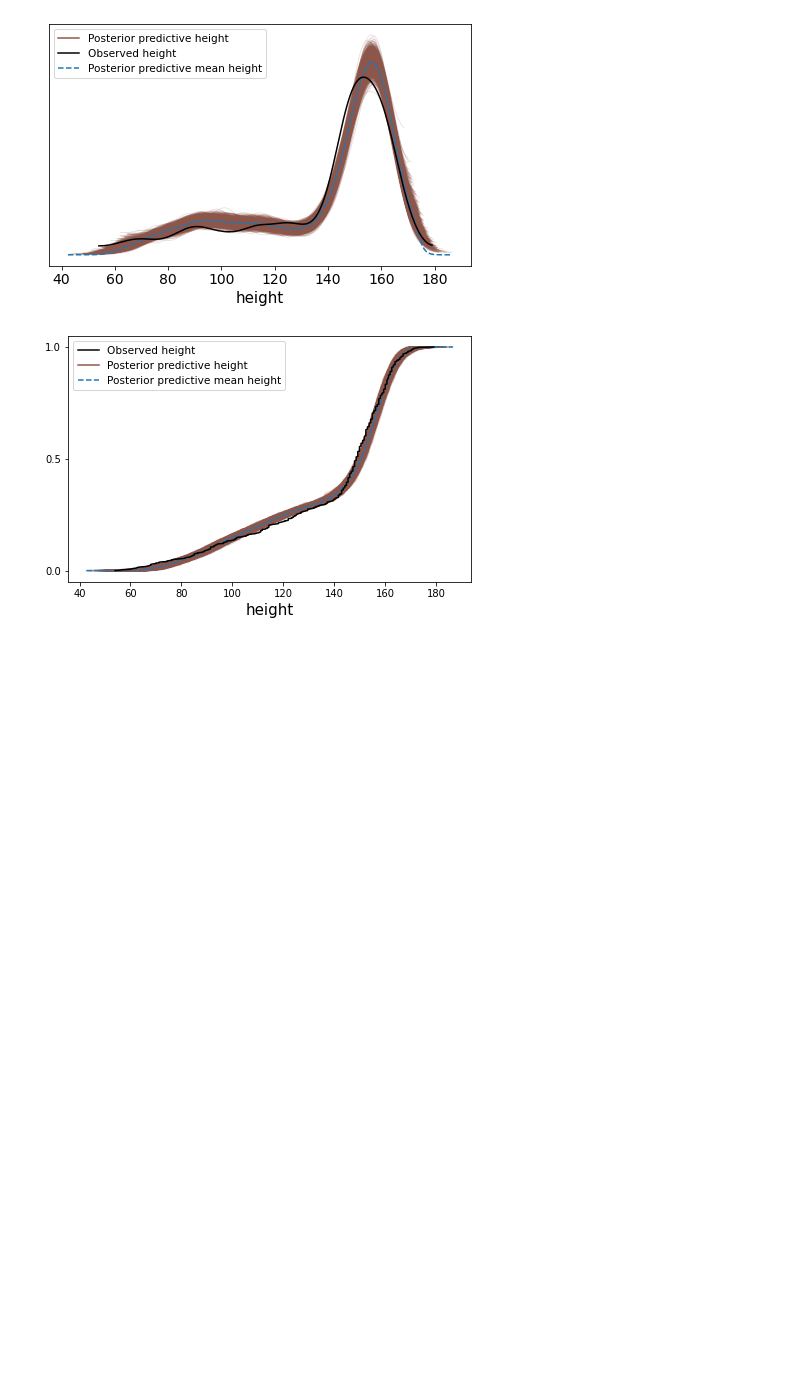
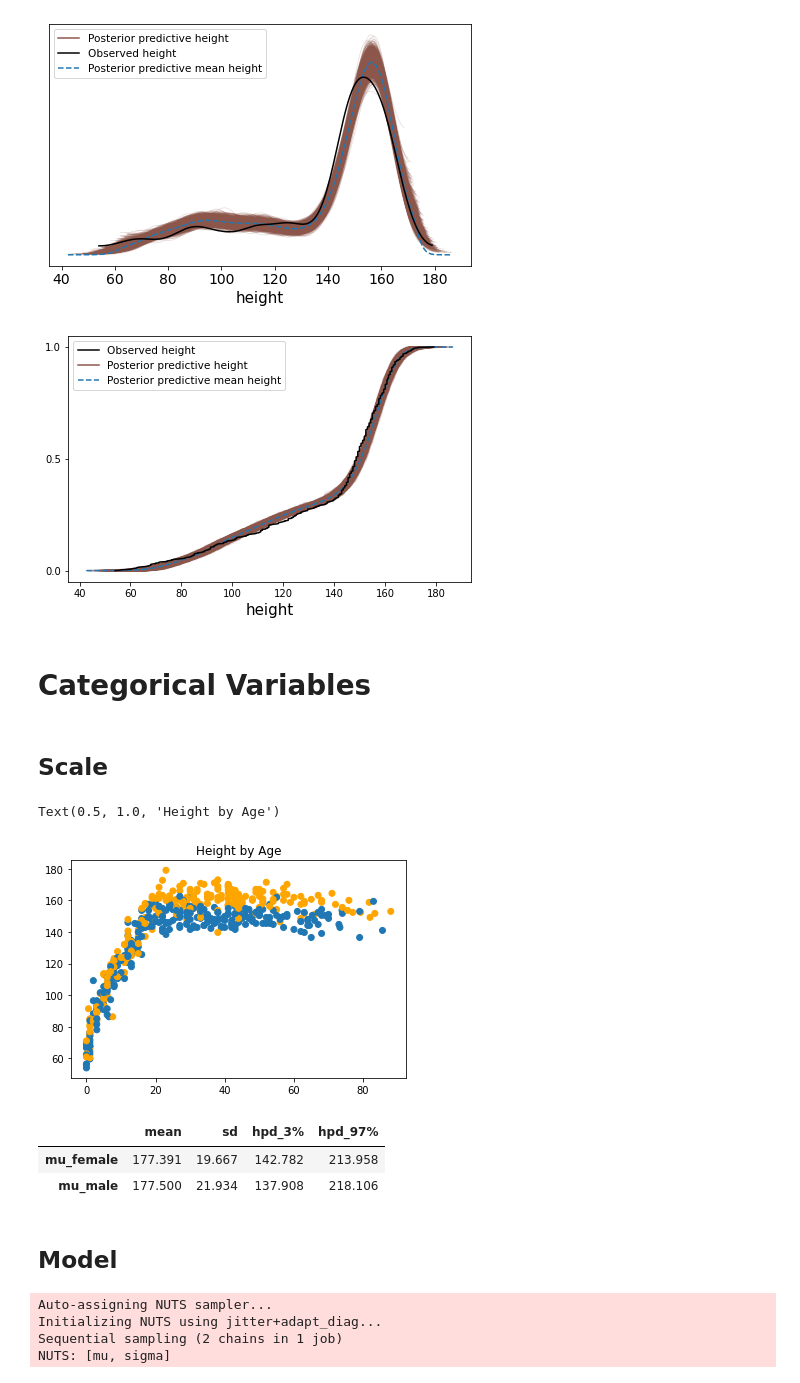
Before and after one commit to swilsonmfc/bayesian, a Jupyter notebook: LinearRegression.ipynb, the cells around one changed output. Saved outputs shown, nothing was run; the diff lists cells and outputs as text; code cells hidden in the pictures; blank space fills up the shorter version.

```diff
--- a/LinearRegression.ipynb
+++ b/LinearRegression.ipynb
@@ -489,3 +492,44 @@ az.plot_ppc(idata);
 az.plot_ppc(idata, kind='cumulative');
 # %% [output]
 [figure]
+# %% [markdown]
+# Categorical Variables
+# %% [markdown]
+## Scale
+# %%
+cat_df = df.copy()
+for col in ['weight']:
+  scaler = StandardScaler()
+  cat_df[col] = scaler.fit_transform(cat_df[[col]])
+cat_df['weight2'] = cat_df.weight ** 2
+cat_df['male'] = cat_df.male.astype('category')
+# %%
+colors = np.where(cat_df.male == 0, '#1f77b4', 'orange')
+plt.scatter(cat_df.age, cat_df.height, color=colors)
+plt.title('Height by Age')
+# %% [output]
+Text(0.5, 1.0, 'Height by Age')
+[figure, added]
+# %%
+mu_female = stats.norm(178, 20).rvs(1000)
+mu_male   = stats.norm(178, 20).rvs(1000) + stats.norm(0, 10).rvs(1000)
+az.summary({"mu_female": mu_female, "mu_male": mu_male}, kind="stats")
+# %% [output]
+|  | mean | sd | hpd_3% | hpd_97% |
+| mu_female | 177.391 | 19.667 | 142.782 | 213.958 |
+| mu_male | 177.500 | 21.934 | 137.908 | 218.106 |
+# %% [markdown]
+## Model
+# %%
+sex = cat_df["male"].values
+
+with pm.Model() as cat_model:
+    sigma = pm.Uniform("sigma", 0, 50)
+    mu    = pm.Normal("mu", 178, 20, shape=2)
+    height = pm.Normal("height", mu[sex], sigma, observed=cat_df["height"])
+    traces = pm.sample()
+# %% [output]
+Auto-assigning NUTS sampler...
+Initializing NUTS using jitter+adapt_diag...
+Sequential sampling (2 chains in 1 job)
+NUTS: [mu, sigma]
```
Also changed, not shown: parts of 36 cells of this notebook.
